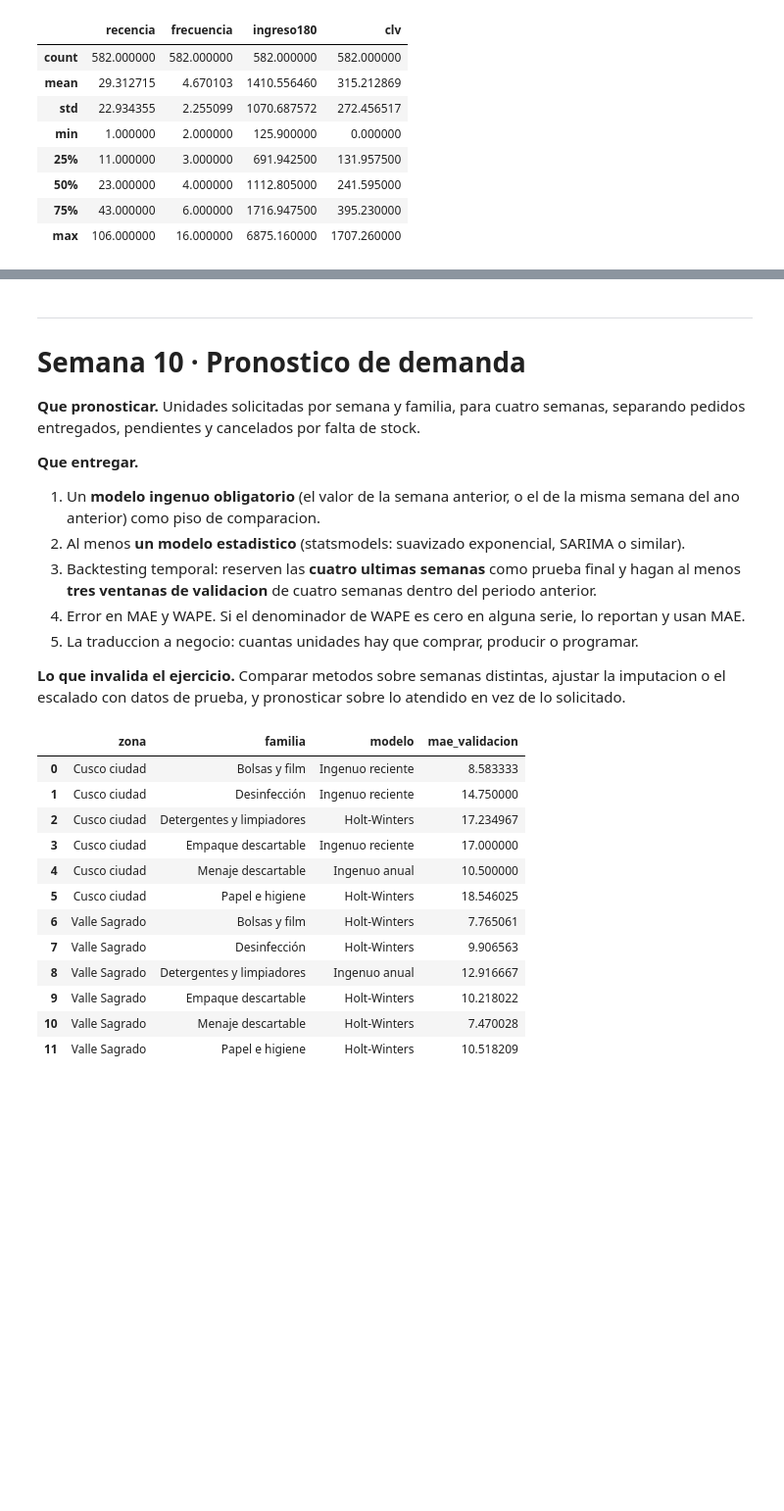
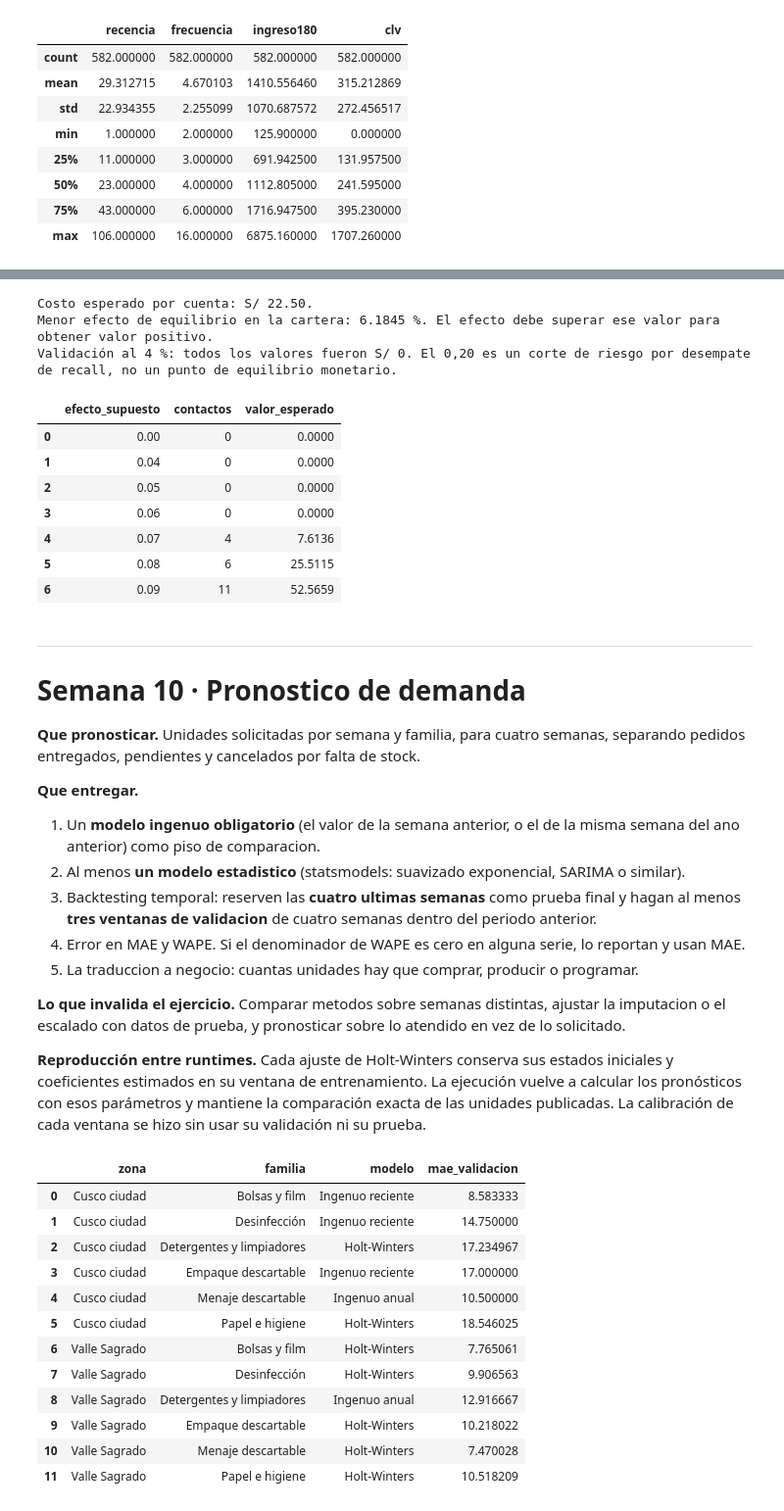
Before and after one commit to jhadir08/analitica-empresarial-integrada, a Jupyter notebook: PMD2/Checkpoint_Suministros_Sur_Eq1.ipynb, the cells around one changed output, grey strips where cells are left out. Shown at 98% size. Cells and saved outputs as stored; diff of their text form; code cells hidden in the pictures; blank space fills up the shorter version.

```diff
--- a/PMD2/Checkpoint_Suministros_Sur_Eq1.ipynb
+++ b/PMD2/Checkpoint_Suministros_Sur_Eq1.ipynb
@@ -7490,3 +10985,38 @@ Se excluyen registros con menos de dos pedidos distintos en 120 días. El caso n
+# %%
+ejecutar(r'''
+rec = datos["recursos"].set_index("recurso")
+coste = float(rec.loc["contacto_comercial", "coste"] + 0.30 * rec.loc["incentivo", "coste"])
+umbral_riesgo = metricas["umbral"]
+dec = cartera.loc[(cartera.consentimiento_contacto == 1) & (cartera.p >= umbral_riesgo)].copy()
+dec["p_por_clv"] = dec.p * dec.clv
+dec = dec.loc[dec.p_por_clv.gt(0)].copy()
+dec["efecto_equilibrio"] = coste / dec.p_por_clv
+minimo = dec.efecto_equilibrio.min()
+print(f"Costo esperado por cuenta: S/ {coste:.2f}.")
+print(f"Menor efecto de equilibrio en la cartera: {100*minimo:.4f} %. El efecto debe superar ese valor para obtener valor positivo.")
+filas = []
+for efecto in (0.0, 0.04, 0.05, 0.06, 0.07, 0.08, 0.09):
+    beneficio = efecto * dec.p_por_clv - coste
+    seleccion = beneficio[beneficio.gt(0)].nlargest(min(280, int(6000 // coste)))
+    filas.append({"efecto_supuesto": efecto, "contactos": len(seleccion), "valor_esperado": seleccion.sum()})
+sensibilidad_retencion = pd.DataFrame(filas)
+display(sensibilidad_retencion.round(4))
+evidencia_validacion = umbrales.loc[:, ["umbral","valor","recall"]]
+assert evidencia_validacion.valor.eq(0).all()
+print("Validación al 4 %: todos los valores fueron S/ 0. El 0,20 es un corte de riesgo por desempate de recall, no un punto de equilibrio monetario.")
+''')
+# %% [output]
+Costo esperado por cuenta: S/ 22.50.
+Menor efecto de equilibrio en la cartera: 6.1845 %. El efecto debe superar ese valor para obtener valor positivo.
+Validación al 4 %: todos los valores fueron S/ 0. El 0,20 es un corte de riesgo por desempate de recall, no un punto de equilibrio monetario.
+|  | efecto_supuesto | contactos | valor_esperado |
+| 0 | 0.00 | 0 | 0.0000 |
+| 1 | 0.04 | 0 | 0.0000 |
+| 2 | 0.05 | 0 | 0.0000 |
+| 3 | 0.06 | 0 | 0.0000 |
+| 4 | 0.07 | 4 | 7.6136 |
+| 5 | 0.08 | 6 | 25.5115 |
+| 6 | 0.09 | 11 | 52.5659 |
 # %% [markdown]
 ---
 # Semana 10 · Pronostico de demanda
@@ -7505,6 +11035,8 @@ Se excluyen registros con menos de dos pedidos distintos en 120 días. El caso n
 
 **Lo que invalida el ejercicio.** Comparar metodos sobre semanas distintas, ajustar la imputacion
 o el escalado con datos de prueba, y pronosticar sobre lo atendido en vez de lo solicitado.
+
+**Reproducción entre runtimes.** Cada ajuste de Holt-Winters conserva sus estados iniciales y coeficientes estimados en su ventana de entrenamiento. La ejecución vuelve a calcular los pronósticos con esos parámetros y mantiene la comparación exacta de las unidades publicadas. La calibración de cada ventana se hizo sin usar su validación ni su prueba.
 # %%
 ejecutar(r'''
 errores, pronostico, modelos, detalle_prueba = forecast(datos["demanda"])
```
Also changed, not shown: parts of 12 cells of this notebook, 3 other files.
